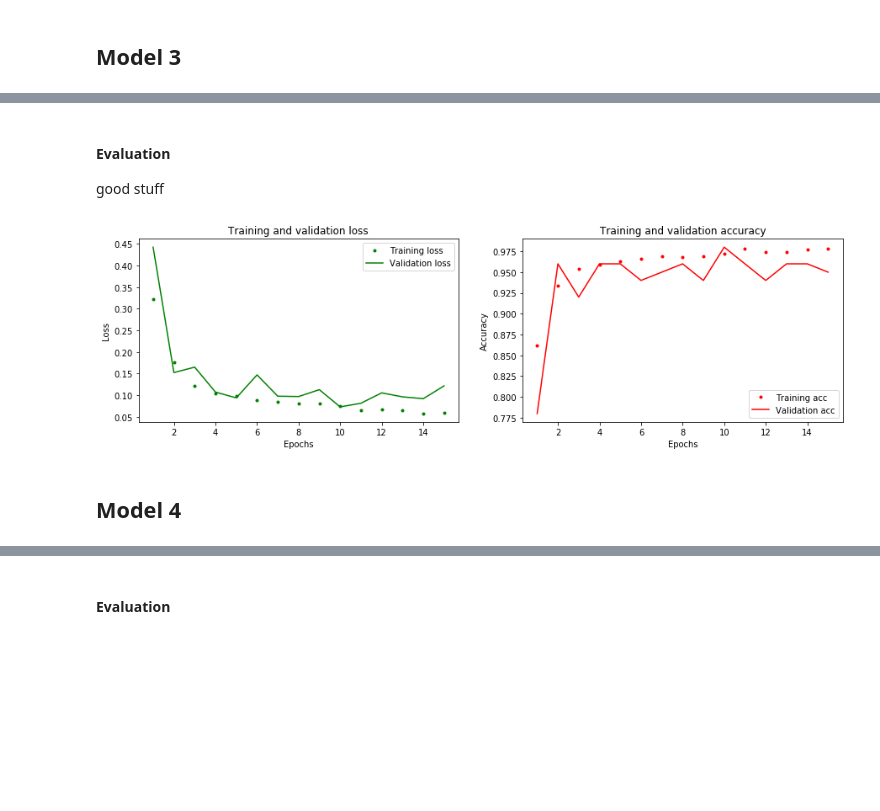
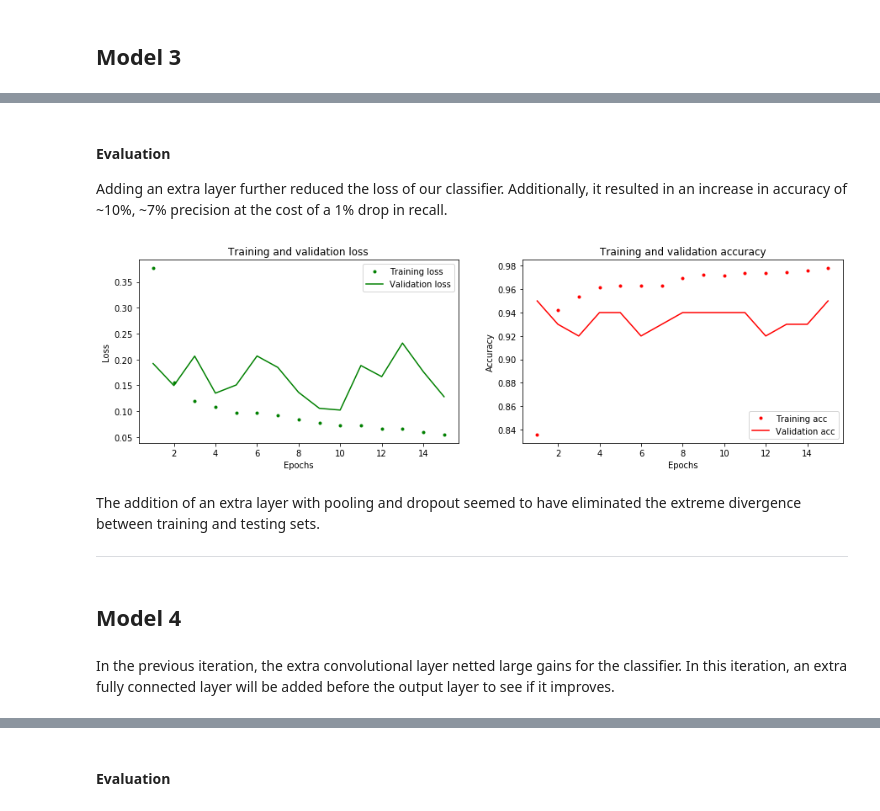
Before and after one commit to griffinhundley/pneumonia-deep-learning, a Jupyter notebook: notebooks/models.ipynb, the cells around one changed output, grey strips where cells are left out. Cells and saved outputs as stored; diff of their text form; code cells hidden in the pictures; blank space fills up the shorter version.

```diff
--- a/notebooks/models.ipynb
+++ b/notebooks/models.ipynb
@@ -207,26 +215,26 @@ Here we add an extra conv layer
 # %%
-model = models.Sequential()
-model.add(Conv2D(32, (3, 3), activation='relu', input_shape=(64 ,64,  3)))
-model.add(MaxPooling2D((2, 2)))
-model.add(Dropout(0.2))
+model_3 = models.Sequential()
+model_3.add(Conv2D(32, (3, 3), activation='relu', input_shape=(64 ,64,  3)))
+model_3.add(MaxPooling2D((2, 2)))
+model_3.add(Dropout(0.2))
 
-model.add(Conv2D(32, (3, 3), activation='relu'))
-model.add(MaxPooling2D((2, 2)))
-model.add(Dropout(0.2))
+model_3.add(Conv2D(32, (3, 3), activation='relu'))
+model_3.add(MaxPooling2D((2, 2)))
+model_3.add(Dropout(0.2))
 
-model.add(Flatten())
-model.add(Dense(1, activation='sigmoid'))
+model_3.add(Flatten())
+model_3.add(Dense(1, activation='sigmoid'))
 
-model.compile(optimizer='adam',
+model_3.compile(optimizer='adam',
               loss='binary_crossentropy',
               metrics=['acc', Precision(), Recall(), AUC()])
 
-history = model.fit(X_train,
+history_3 = model_3.fit(X_train,
                     Y_train,
                     epochs=15,
                     batch_size = 32,
                     validation_data=(X_val, Y_val))
-score = model.evaluate(X_test, Y_test, verbose=0)
+score = model_3.evaluate(X_test, Y_test, verbose=0)
 
 print('Test loss:', score[0])
 print('Test accuracy:', score[1])
@@ -254,37 +262,42 @@ Test AUC: 0.9249944686889648
-# %% [markdown]
-#### Evaluation
-
-good stuff
+# %% [markdown]
+#### Evaluation
+
+Adding an extra layer further reduced the loss of our classifier.  Additionally, it resulted in an increase in accuracy of ~10%, ~7% precision at the cost of a 1% drop in recall.
 # %%
-hist_cnn = history.history
+hist_cnn = history_3.history
 loss_values = hist_cnn['loss']
 val_loss_values = hist_cnn['val_loss']
 acc_values = hist_cnn['acc']
 val_acc_values = hist_cnn['val_acc']
 
 
 epochs = range(1, len(loss_values) + 1)
 
 plt.figure(figsize=(15,4))
 plt.subplot(121)
 plt.plot(epochs, loss_values, 'g.', label='Training loss')
 plt.plot(epochs, val_loss_values, 'g', label='Validation loss')
 
 plt.title('Training and validation loss')
 plt.xlabel('Epochs')
 plt.ylabel('Loss')
 plt.legend()
 
 plt.subplot(122)
 plt.plot(epochs, acc_values, 'r.', label='Training acc')
 plt.plot(epochs, val_acc_values, 'r', label='Validation acc')
 plt.title('Training and validation accuracy')
 plt.xlabel('Epochs')
 plt.ylabel('Accuracy')
 plt.legend()
 plt.show()
 # %% [output]
-[figure, old version]
+[figure, new version]
+# %% [markdown]
+The addition of an extra layer with pooling and dropout seemed to have eliminated the extreme divergence between training and testing sets.
+***
 # %% [markdown]
 ## Model 4
+# %% [markdown]
+In the previous iteration, the extra convolutional layer netted large gains for the classifier.  In this iteration, an extra fully connected layer will be added before the output layer to see if it improves.
 # %%
```
Also changed, not shown: parts of 37 cells of this notebook, 1 other file.
